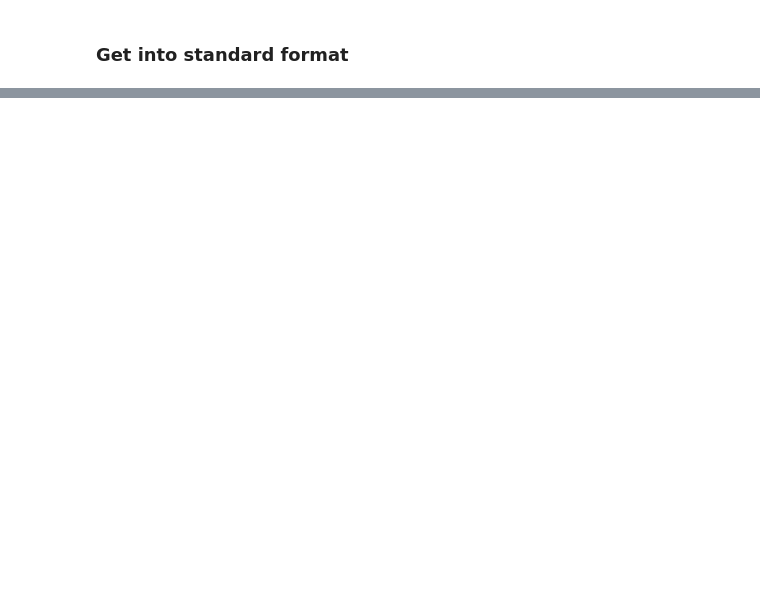
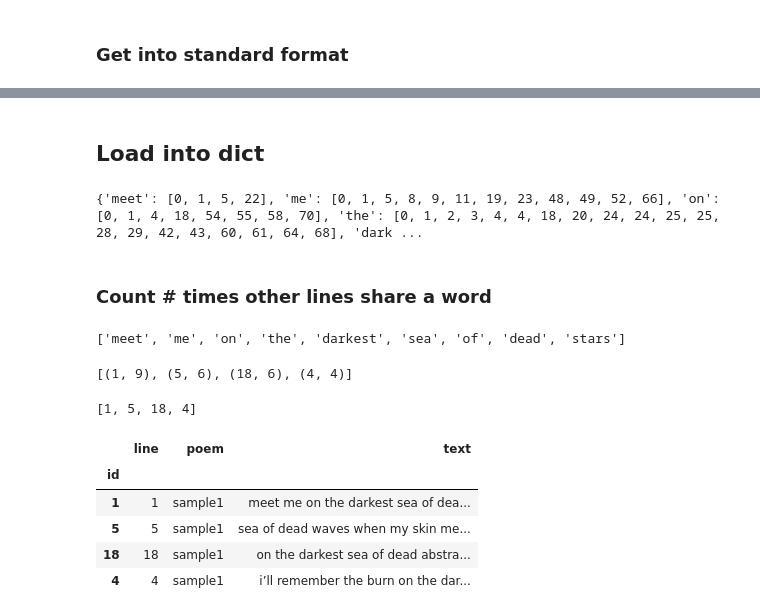
Before and after one commit to dustinmichels/paradeller, a Jupyter notebook: notebooks/analysis.ipynb, the cells around one changed output, grey strips where cells are left out. Drawn from its saved outputs; the diff is of its cells as text; code cells hidden in the pictures; blank space fills up the shorter version.

```diff
--- a/notebooks/analysis.ipynb
+++ b/notebooks/analysis.ipynb
@@ -171,0 +16,26 @@ set1 ^ set2
+# %%
+ID_COUNTER = 0
+
+def datafy_poem(text, name):
+    global ID_COUNTER
+    # get lines, remove duplicates
+    lines = [
+        ' '.join(tokenize(x)) for x in text.split("\n")
+        if x != ''
+    ]
+    # convert to dict
+    data = []
+    for i, line in enumerate(lines):
+        data.append(dict(
+            id=ID_COUNTER,
+            text=line,
+            poem=name,
+            line=i
+        ))
+        ID_COUNTER += 1
+    return data
+
+data1 = datafy_poem(sample1, "sample1")
+data2 = datafy_poem(sample2, "sample2")
+data3 = datafy_poem(sample3, "sample3")
+data = data1 + data2 + data3
@@ -171,0 +56,2 @@ set1 ^ set2
+# %% [markdown]
+## Load into dict
@@ -171,0 +61,51 @@ set1 ^ set2
+# %%
+d = defaultdict(list)
+
+for item in data:
+    # get tokens
+    tokens = tokenize(item['text'])
+    for token in tokens:
+        d[token].append(item['id'])
+
+db = dict(d)
+
+print(db)
+# %% [output]
+{'meet': [0, 1, 5, 22], 'me': [0, 1, 5, 8, 9, 11, 19, 23, 48, 49, 52, 66], 'on': [0, 1, 4, 18, 54, 55, 58, 70], 'the': [0, 1, 2, 3, 4, 4, 18, 20, 24, 24, 25, 25, 28, 29, 42, 43, 60, 61, 64, 68], 'dark ...
+# %% [markdown]
+### Count # times other lines share a word
+# %%
+# get tokens for id
+i = 0
+item = next(x for x in data if x['id'] == i)
+tokens = tokenize(item['text'])
+
+tokens
+# %% [output]
+['meet', 'me', 'on', 'the', 'darkest', 'sea', 'of', 'dead', 'stars']
+# %%
+c = Counter()
+for word in tokens:
+    line_ids = [
+        x for x in db[word]
+        if x != item['id']
+    ]
+    c.update(line_ids)
+
+c.most_common(4)
+# %% [output]
+[(1, 9), (5, 6), (18, 6), (4, 4)]
+# %%
+ids = [x[0] for x in c.most_common(4)]
+ids
+# %% [output]
+[1, 5, 18, 4]
+# %%
+df.loc[ids]
+# %% [output]
+|  | line | poem | text |
+| id |  |  |  |
+| 1 | 1 | sample1 | meet me on the darkest sea of dea... |
+| 5 | 5 | sample1 | sea of dead waves when my skin me... |
+| 18 | 18 | sample1 | on the darkest sea of dead abstra... |
+| 4 | 4 | sample1 | i’ll remember the burn on the dar... |
```
Also changed, not shown: parts of 33 cells of this notebook, 1 other file.
